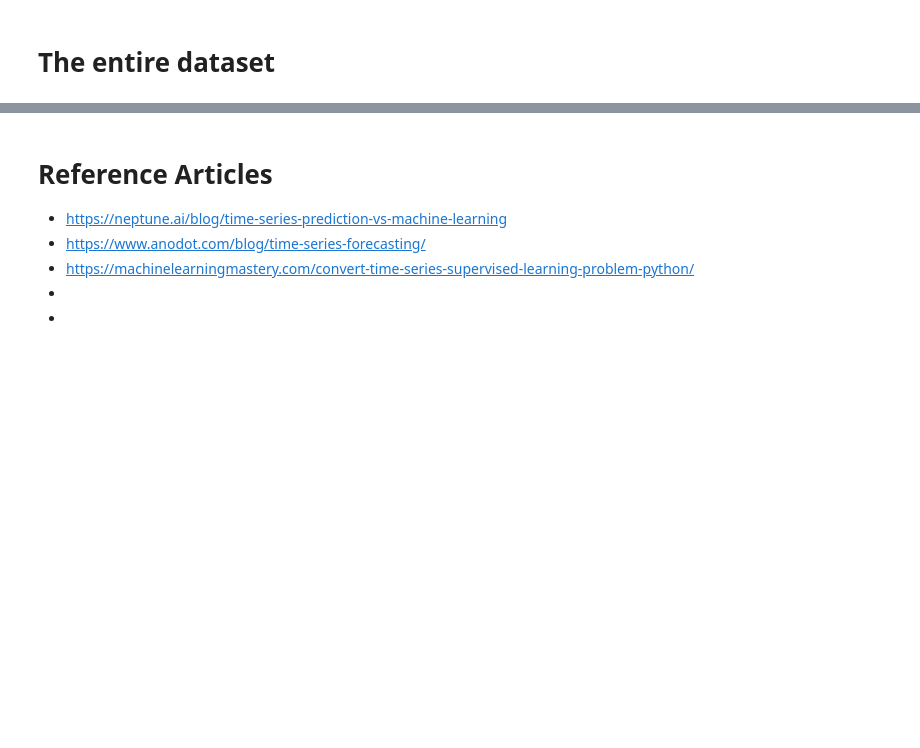
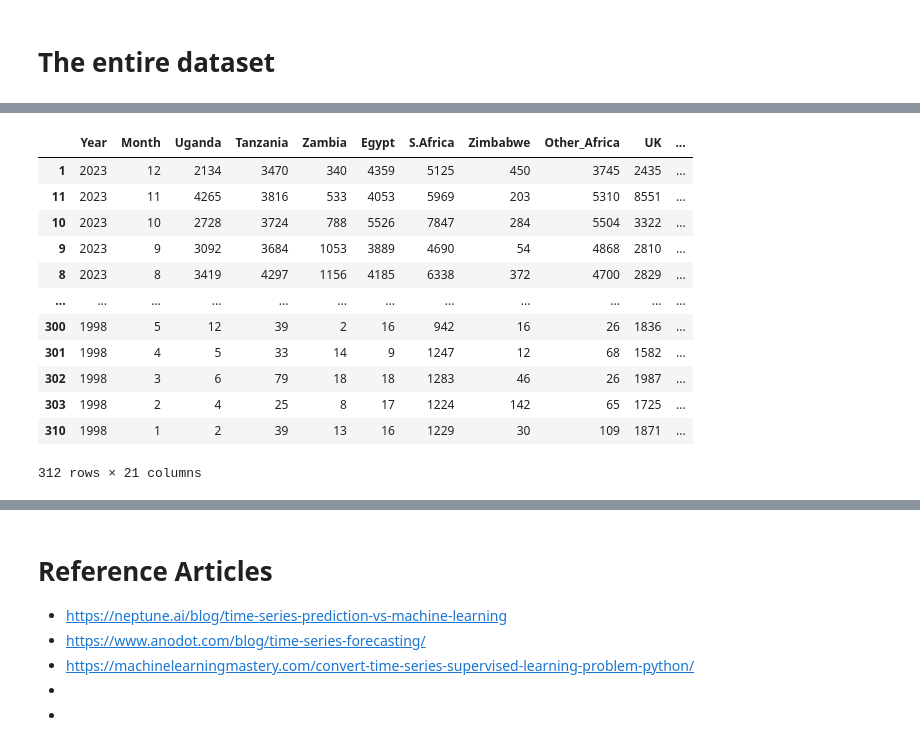
Before and after one commit to Lorraine254/TimeSeriesAnalysis1, a Jupyter notebook: Analysis.ipynb, the cells around one changed output, grey strips where cells are left out. Drawn from its saved outputs; the diff is of its cells as text; code cells hidden in the pictures; blank space fills up the shorter version.

```diff
--- a/Analysis.ipynb
+++ b/Analysis.ipynb
@@ -1498,0 +1532,18 @@ rmse_rf
+# %%
+# Sort the DataFrame based on 'Year' and 'Month'
+imports_df = imports_df.sort_values(by=['Year', 'Month'],ascending=[False, False])
+imports_df
+# %% [output]
+|  | Year | Month | Uganda | Tanzania | Zambia | Egypt | S.Africa | Zimbabwe | Other_Africa | UK | ... |
+| 1 | 2023 | 12 | 2134 | 3470 | 340 | 4359 | 5125 | 450 | 3745 | 2435 | ... |
+| 11 | 2023 | 11 | 4265 | 3816 | 533 | 4053 | 5969 | 203 | 5310 | 8551 | ... |
+| 10 | 2023 | 10 | 2728 | 3724 | 788 | 5526 | 7847 | 284 | 5504 | 3322 | ... |
+| 9 | 2023 | 9 | 3092 | 3684 | 1053 | 3889 | 4690 | 54 | 4868 | 2810 | ... |
+| 8 | 2023 | 8 | 3419 | 4297 | 1156 | 4185 | 6338 | 372 | 4700 | 2829 | ... |
+| ... | ... | ... | ... | ... | ... | ... | ... | ... | ... | ... | ... |
+| 300 | 1998 | 5 | 12 | 39 | 2 | 16 | 942 | 16 | 26 | 1836 | ... |
+| 301 | 1998 | 4 | 5 | 33 | 14 | 9 | 1247 | 12 | 68 | 1582 | ... |
+| 302 | 1998 | 3 | 6 | 79 | 18 | 18 | 1283 | 46 | 26 | 1987 | ... |
+| 303 | 1998 | 2 | 4 | 25 | 8 | 17 | 1224 | 142 | 65 | 1725 | ... |
+| 310 | 1998 | 1 | 2 | 39 | 13 | 16 | 1229 | 30 | 109 | 1871 | ... |
+312 rows × 21 columns
```
Also changed, not shown: parts of 32 cells of this notebook.
